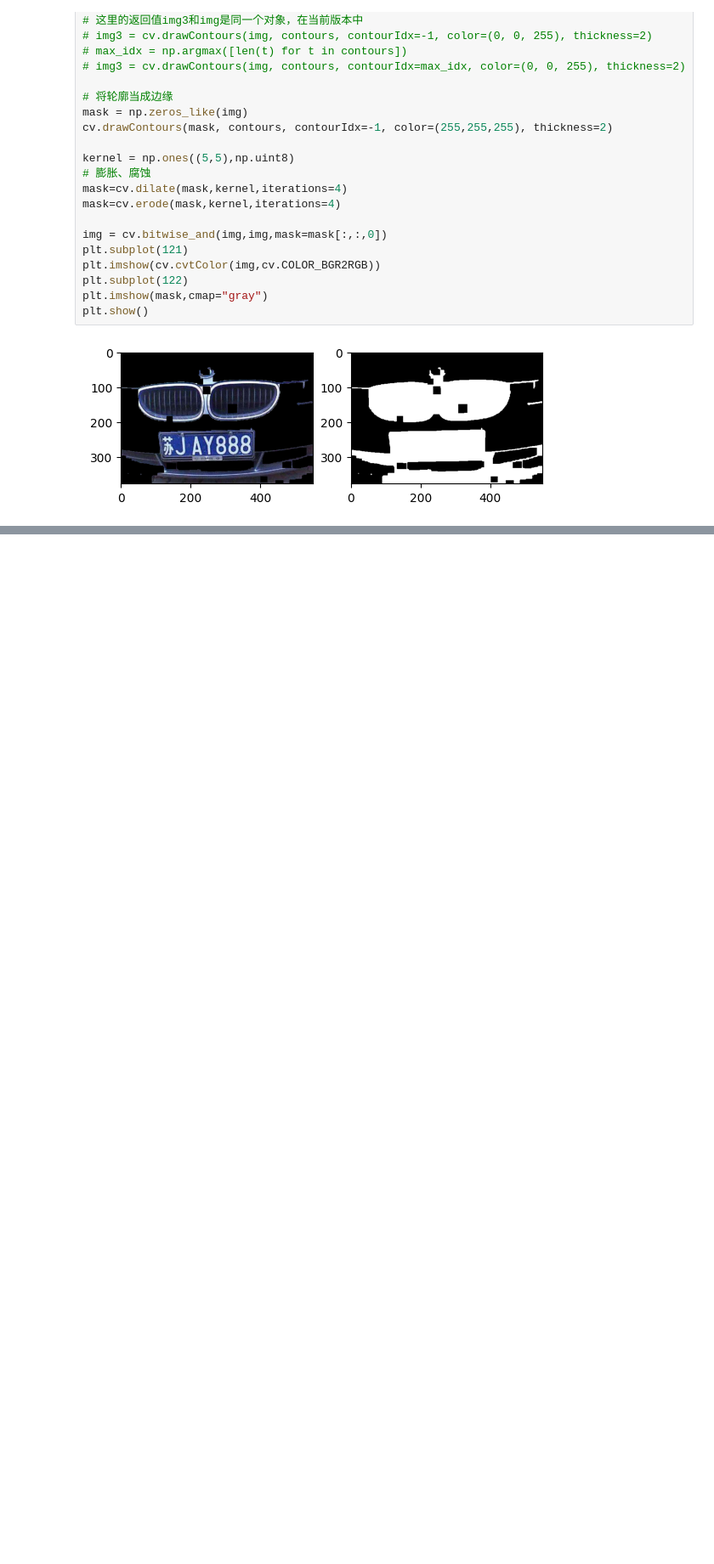
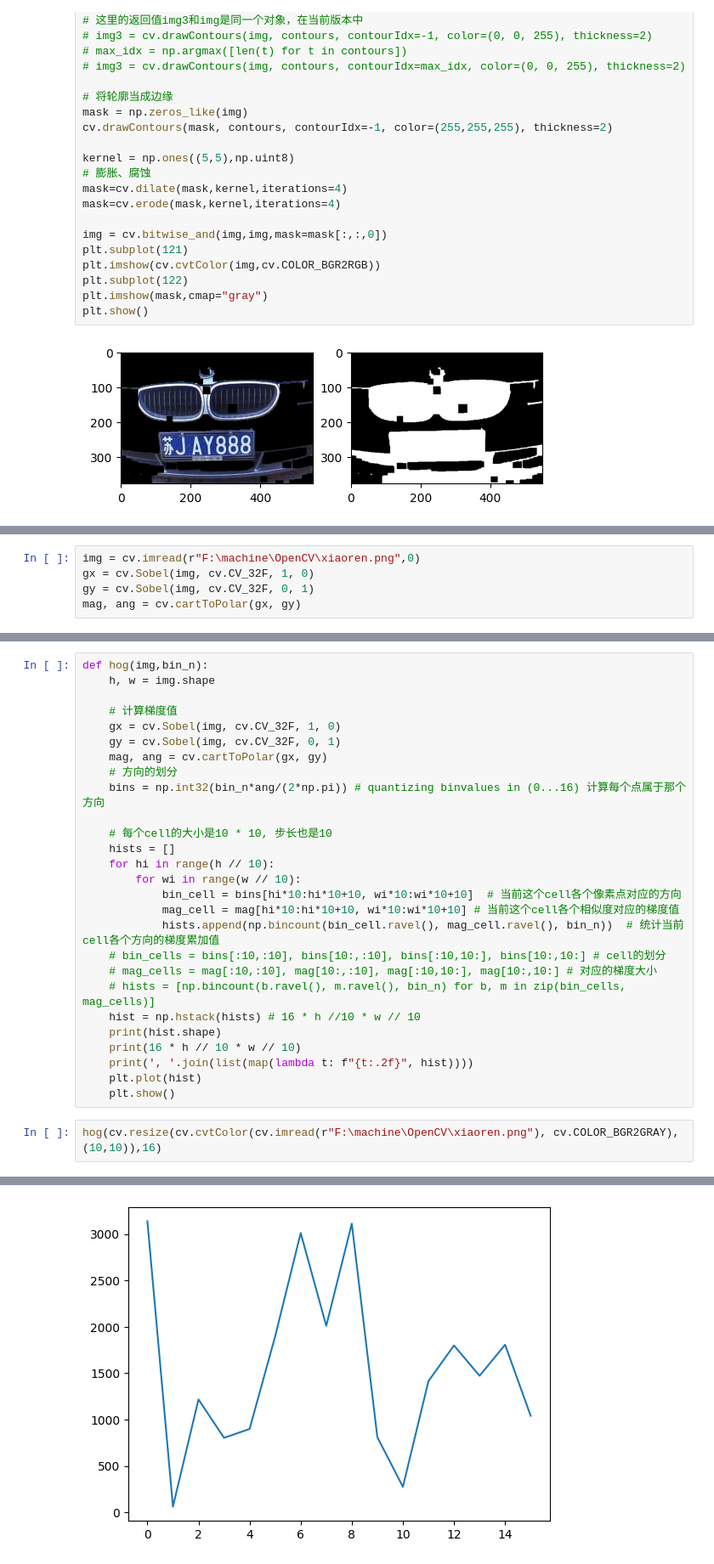
Before and after one commit to baikaishui11/dp_cv, a Jupyter notebook: opencv01.ipynb, the cells around one changed output, grey strips where cells are left out. Shown at 85% size. Drawn from its saved outputs; the diff is of its cells as text; blank space fills up the shorter version.

```diff
--- a/opencv01.ipynb
+++ b/opencv01.ipynb
@@ -586,0 +635,5 @@ plt.show()
+# %%
+img = cv.imread(r"F:\machine\OpenCV\xiaoren.png",0)
+gx = cv.Sobel(img, cv.CV_32F, 1, 0)
+gy = cv.Sobel(img, cv.CV_32F, 0, 1)
+mag, ang = cv.cartToPolar(gx, gy)
@@ -586,0 +648,30 @@ plt.show()
+# %%
+def hog(img,bin_n):
+    h, w = img.shape
+
+    # 计算梯度值
+    gx = cv.Sobel(img, cv.CV_32F, 1, 0)
+    gy = cv.Sobel(img, cv.CV_32F, 0, 1)
+    mag, ang = cv.cartToPolar(gx, gy)
+    # 方向的划分
+    bins = np.int32(bin_n*ang/(2*np.pi)) # quantizing binvalues in (0...16) 计算每个点属于那个方向
+
+    # 每个cell的大小是10 * 10, 步长也是10
+    hists = []
+    for hi in range(h // 10):
+        for wi in range(w // 10):
+            bin_cell = bins[hi*10:hi*10+10, wi*10:wi*10+10]  # 当前这个cell各个像素点对应的方向
+            mag_cell = mag[hi*10:hi*10+10, wi*10:wi*10+10] # 当前这个cell各个相似度对应的梯度值
+            hists.append(np.bincount(bin_cell.ravel(), mag_cell.ravel(), bin_n))  # 统计当前cell各个方向的梯度累加值
+    # bin_cells = bins[:10,:10], bins[10:,:10], bins[:10,10:], bins[10:,10:] # cell的划分
+    # mag_cells = mag[:10,:10], mag[10:,:10], mag[:10,10:], mag[10:,10:] # 对应的梯度大小
+    # hists = [np.bincount(b.ravel(), m.ravel(), bin_n) for b, m in zip(bin_cells, mag_cells)]
+    hist = np.hstack(hists) # 16 * h //10 * w // 10
+    print(hist.shape)
+    print(16 * h // 10 * w // 10)
+    print(', '.join(list(map(lambda t: f"{t:.2f}", hist))))
+    plt.plot(hist)
+    plt.show()
+# %%
+hog(cv.resize(cv.cvtColor(cv.imread(r"F:\machine\OpenCV\xiaoren.png"), cv.COLOR_BGR2GRAY), (10,10)),16)
+# %% [output]
@@ -586,0 +681 @@ plt.show()
+[figure, added]
```
Also changed, not shown: parts of 25 cells of this notebook, 1 other file.
